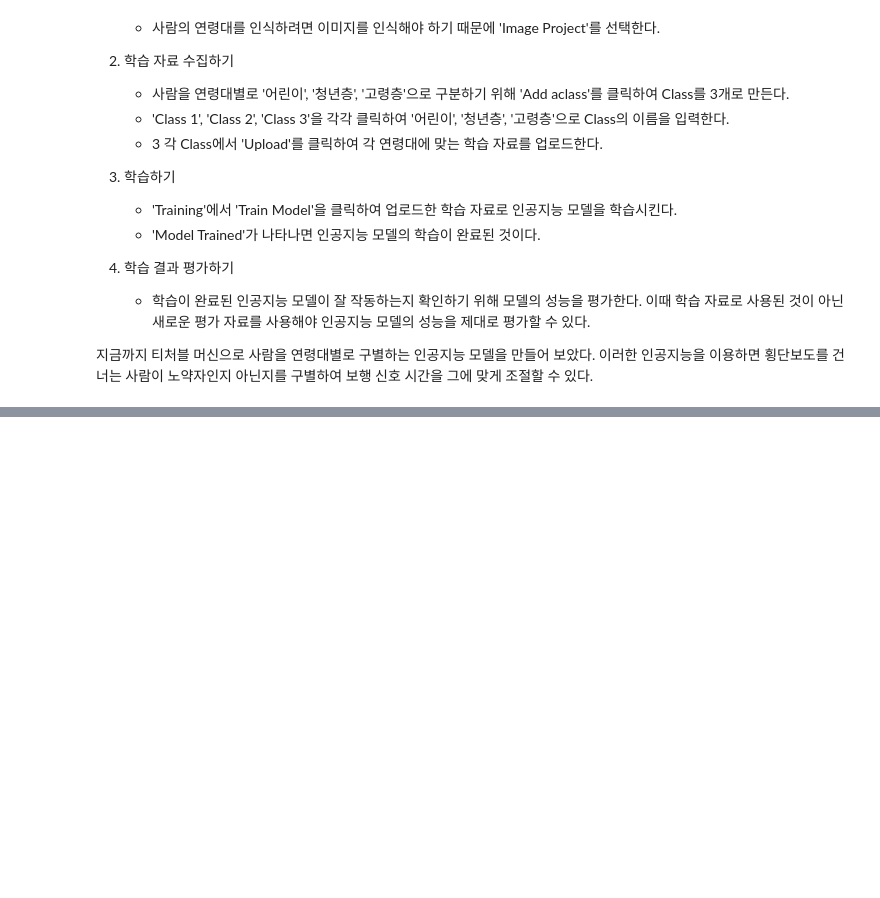
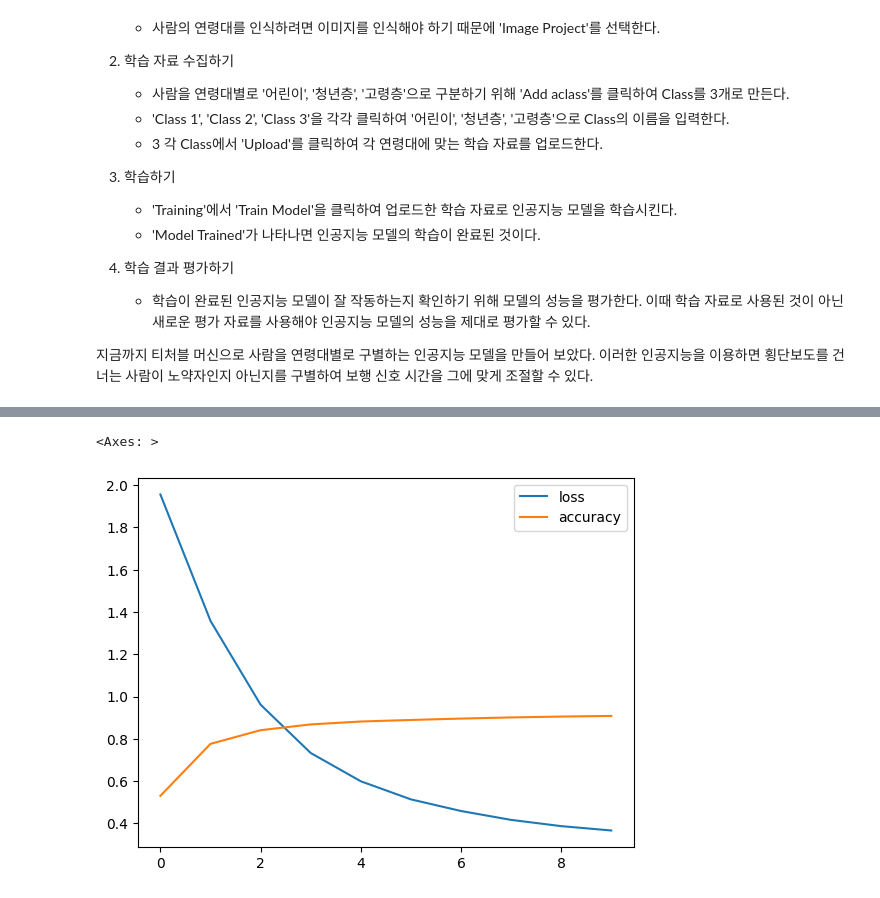
Before and after one commit to SJinLee/AIMath, a Jupyter notebook: 실습.ipynb, the cells around one changed output, grey strips where cells are left out. Drawn from its saved outputs; the diff is of its cells as text; code cells hidden in the pictures; blank space fills up the shorter version.

```diff
--- a/실습.ipynb
+++ b/실습.ipynb
@@ -202,0 +241,27 @@ $x$(L) | $y$(시간)
+# %%
+class Model(tf.keras.Model):
+    def __init__(self):
+        super(Model,self).__init__()
+        initializer = tf.keras.initializers.glorot_uniform()
+        self.w1 = tf.Variable(initializer([784,50]))
+        self.b1 = tf.Variable(initializer([50]))
+        self.w2 = tf.Variable(initializer([50,30]))
+        self.b2 = tf.Variable(initializer([30]))
+        self.w3 = tf.Variable(initializer([30,10]))
+        self.b3 = tf.Variable(initializer([10]))
+
+    def call(self,inputs): # input=(?x784)
+        y = self.b1 + inputs @ self.w1
+        y = tf.keras.activations.sigmoid(y)
+        y = self.b2 + y @ self.w2
+        y = tf.keras.activations.sigmoid(y)
+        y = self.b3 + y @ self.w3
+        y = tf.keras.activations.softmax(y)
+        return tf.squeeze(y)
+# %%
+model = Model()
+model.compile(optimizer=tf.keras.optimizers.SGD(learning_rate=0.005),
+              loss = 'sparse_categorical_crossentropy',
+              metrics=['accuracy'])
+history = model.fit(x_train.astype(np.float32).reshape([-1,784]),
+          y_train.astype(np.float32),epochs=10)
@@ -202,0 +289,6 @@ $x$(L) | $y$(시간)
+# %%
+import pandas as pd
+pd.DataFrame(history.history).plot()
+# %% [output]
+<Axes: >
+[figure, added]
```
Also changed, not shown: parts of 26 cells of this notebook.
